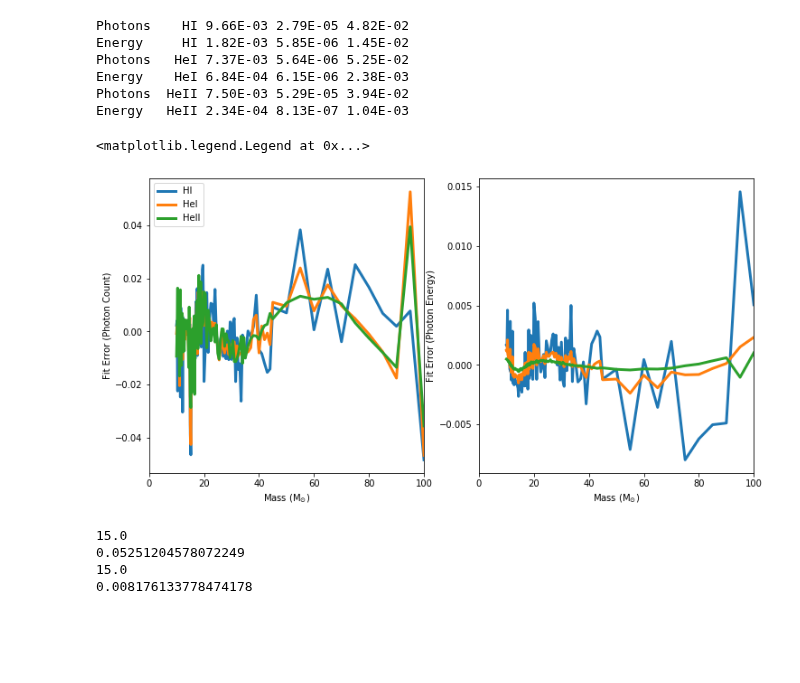
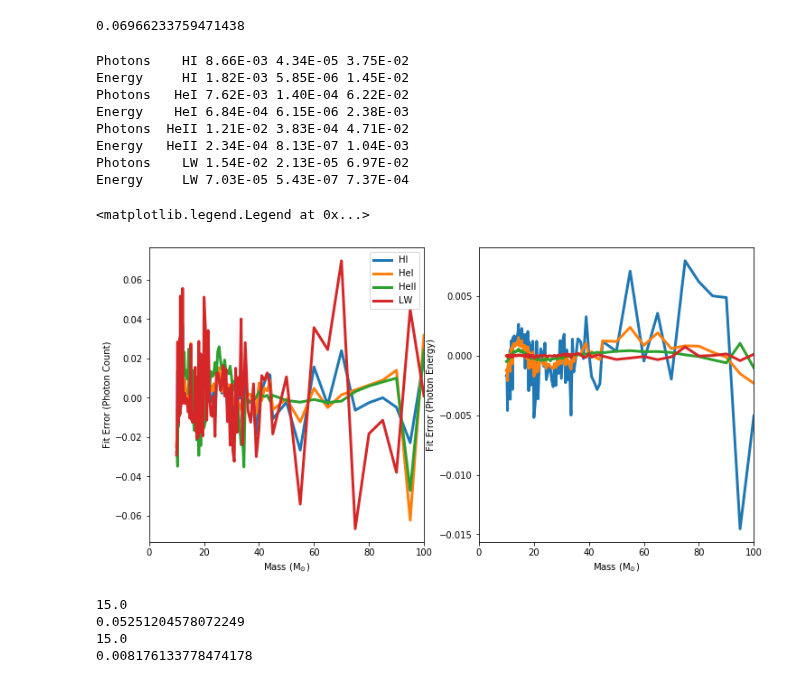
Before and after one commit to aemerick/galaxy_analysis, a Jupyter notebook: physics_data/Heger_Woosley_2010/Heger_woosley_radiation_fits.ipynb, the cells around one changed output. Saved outputs shown, nothing was run; the diff lists cells and outputs as text; code cells hidden in the pictures; blank space fills up the shorter version.

```diff
--- a/physics_data/Heger_Woosley_2010/Heger_woosley_radiation_fits.ipynb
+++ b/physics_data/Heger_Woosley_2010/Heger_woosley_radiation_fits.ipynb
@@ -22,7 +25,7 @@ ionization_data = np.genfromtxt('HW2010_table1_ionization_rates_energy.dat',
                                        ]
                                )
 
-colors = { 'HI' : 'C0', 'HeI' : 'C1', 'HeII' : 'C2'}
+colors = { 'HI' : 'C0', 'HeI' : 'C1', 'HeII' : 'C2', 'LW' : 'C3'}
 # %%
 # from pop3_properties.F in Enzo
 
@@ -456,58 +584,53 @@ ax[0].semilogy()
+# %%
+all_fits['N_LW'].maxerror
+# %% [output]
+0.06966233759471438
 # %%
 
 fig,ax = plt.subplots(1,2)
 fig.set_size_inches(12,6)
 
-deg = 3
-masscut = 15.0
 
-for radtype in ['HI','HeI','HeII']:
+for radtype in ['HI','HeI','HeII','LW']:
 
-    fit_counts = HW_ionization_fits(ionization_data['mass'], radtype,
-                                    deg = deg, masscut=masscut)
-    N          = ionization_data['N_'+radtype]
+    fit = all_fits['N_'+radtype]
 
-    error = (fit_counts - N)/N
-    abserror = np.abs(error)
-
-    print("Photons %5s %5.2E %5.2E %5.2E"%(radtype, np.average(abserror), np.min(abserror), np.max(abserror)))
+    print("Photons %5s %5.2E %5.2E %5.2E"%(radtype, np.average(fit.abserror), np.min(fit.abserror), np.max(fit.abserror)))
 
     ax[0].plot(ionization_data['mass'],
-               error, lw = 3,
+               fit.error, lw = 3,
                color = colors[radtype], label = radtype)
 
-    photon_energy = (const.h * const.c/(ionization_data['lambda_' + radtype]*u.Angstrom)).to('eV').value
-    fit_energy = HW_energy_fits(ionization_data['mass'], radtype, deg = deg)
+    fit = all_fits['E_'+radtype]
 
-    error = (fit_energy - photon_energy)/photon_energy
-    abserror = np.abs(error)
+    print("Energy  %5s %5.2E %5.2E %5.2E"%(radtype, np.average(fit.abserror), np.min(fit.abserror), np.max(fit.abserror)))
 
-    print("Energy  %5s %5.2E %5.2E %5.2E"%(radtype, np.average(abserror), np.min(abserror), np.max(abserror)))
-
-    ax[1].plot(ionization_data['mass'], error, lw = 3,
+    ax[1].plot(ionization_data['mass'], fit.error, lw = 3,
                color = colors[radtype])
 
 xlim=(0.0,100.0)
 ax[0].set_xlabel(r'Mass (M$_{\odot}$)'); ax[0].set_xlim(xlim)
 ax[1].set_xlabel(r'Mass (M$_{\odot}$)'); ax[1].set_xlim(xlim)
 
 
 ax[0].set_ylabel(r'Fit Error (Photon Count)')
 ax[1].set_ylabel(r'Fit Error (Photon Energy)')
 
 
 ax[0].legend(loc='best')
 
 #ax[0].semilogy()
 # %% [output]
-Photons    HI 9.66E-03 2.79E-05 4.82E-02
+Photons    HI 8.66E-03 4.34E-05 3.75E-02
 Energy     HI 1.82E-03 5.85E-06 1.45E-02
-Photons   HeI 7.37E-03 5.64E-06 5.25E-02
+Photons   HeI 7.62E-03 1.40E-04 6.22E-02
 Energy    HeI 6.84E-04 6.15E-06 2.38E-03
-Photons  HeII 7.50E-03 5.29E-05 3.94E-02
+Photons  HeII 1.21E-02 3.83E-04 4.71E-02
 Energy   HeII 2.34E-04 8.13E-07 1.04E-03
+Photons    LW 1.54E-02 2.13E-05 6.97E-02
+Energy     LW 7.03E-05 5.43E-07 7.37E-04
 <matplotlib.legend.Legend at 0x...>
-[figure, old version]
+[figure, new version]
 # %%
 samples  = np.arange(10.0,100.0,1.0)
 maxerror = np.zeros(np.size(samples))
```
Also changed, not shown: parts of 6 cells of this notebook.
